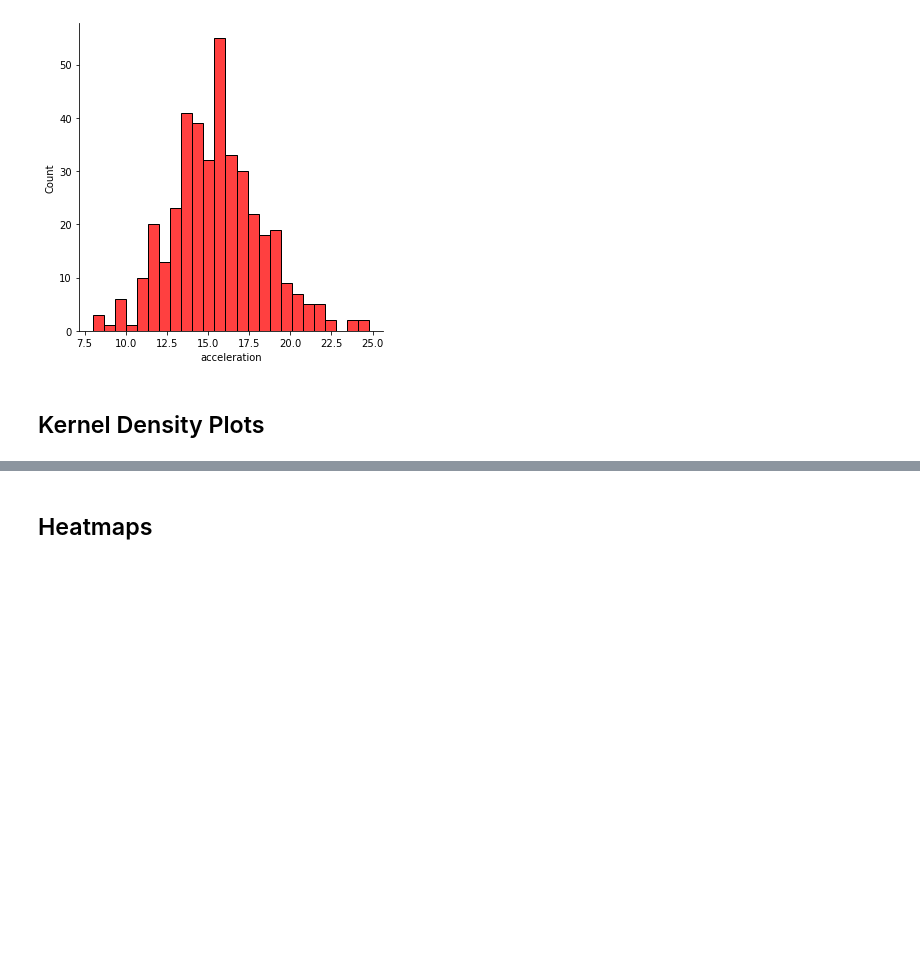
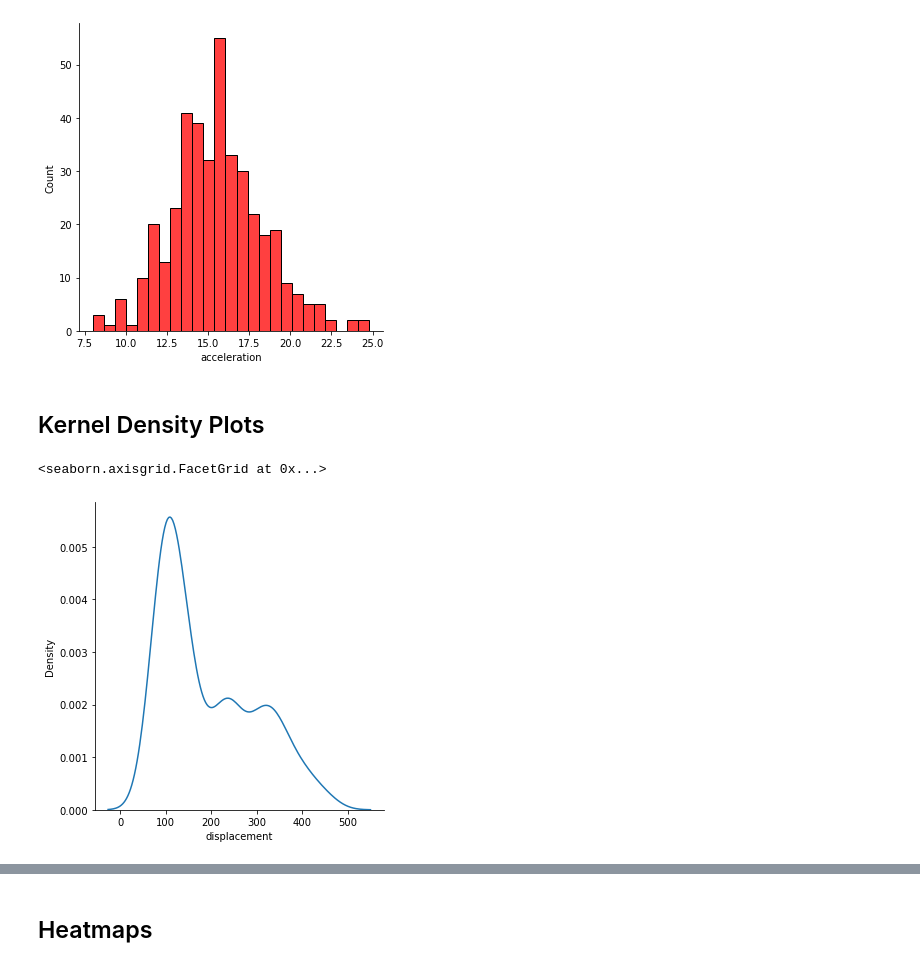
Before and after one commit to r2klabs/Penguins, a Jupyter notebook: Visualization.ipynb, the cells around one changed output, grey strips where cells are left out. Cells and saved outputs as stored; diff of their text form; code cells hidden in the pictures; blank space fills up the shorter version.

Commit message:
Completed Visualization Notebook.

```diff
--- a/Visualization.ipynb
+++ b/Visualization.ipynb
@@ -257,3 +259,8 @@ sns.displot(mpg.acceleration, color='red', bins=25)
 [figure]
 # %% [markdown]
 ## Kernel Density Plots
+# %%
+sns.displot(mpg.displacement,kind='kde')
+# %% [output]
+<seaborn.axisgrid.FacetGrid at 0x...>
+[figure, added]
```
Also changed, not shown: parts of 22 cells of this notebook.
